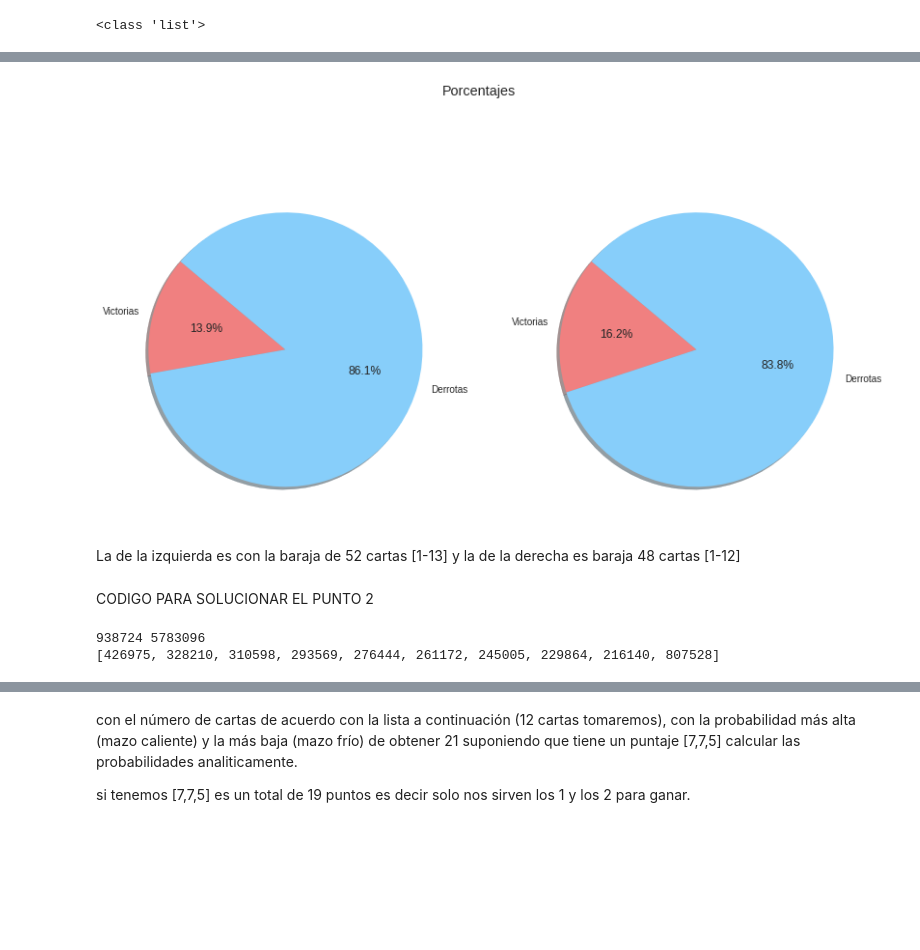
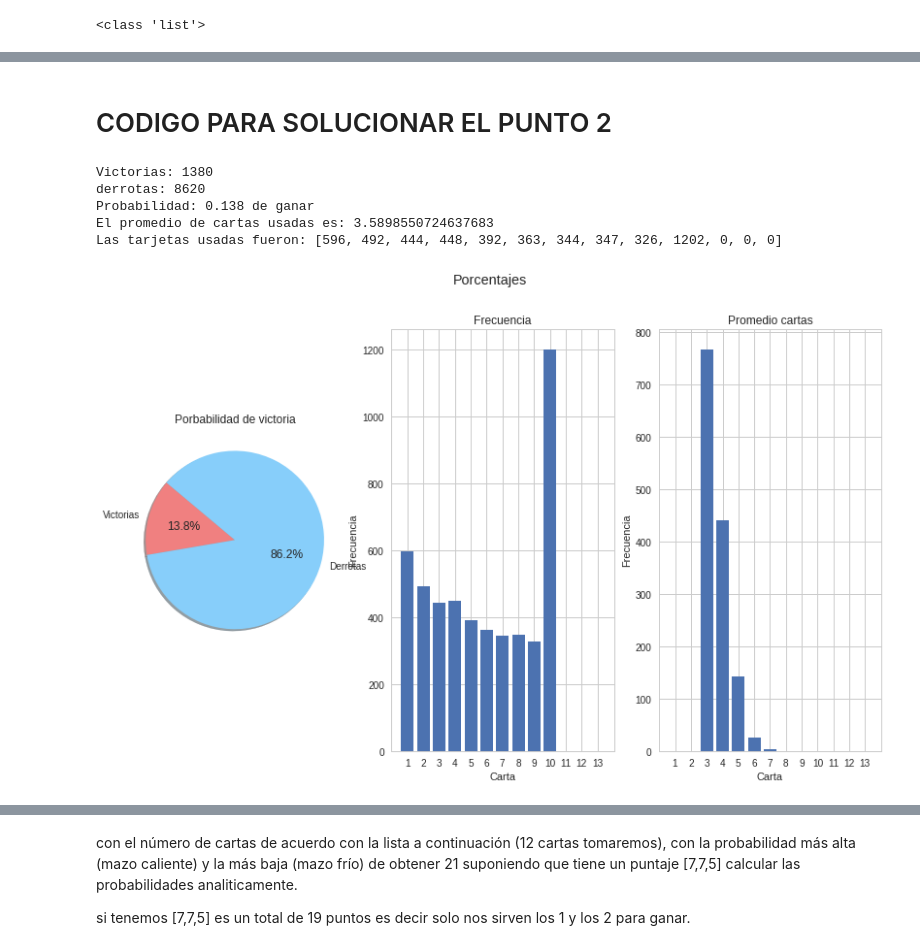
Before and after one commit to OscarAlvarezRodriguez/AlgorithmsUN2020II, a Jupyter notebook: Laboratorios/Laboratorio 4/Juego de cartas.ipynb, the cells around one changed output, grey strips where cells are left out. Cells and saved outputs as stored; diff of their text form; code cells hidden in the pictures; blank space fills up the shorter version.

```diff
--- a/Laboratorios/Laboratorio 4/Juego de cartas.ipynb
+++ b/Laboratorios/Laboratorio 4/Juego de cartas.ipynb
@@ -71,25 +142,5 @@ print (victorias2, derrotas2)
-# %%
-fig, (ax1, ax2) = plt.subplots(1, 2)
-fig.suptitle('Porcentajes')
-
-labels = "Victorias", "Derrotas"
-porcentajes = [victorias, derrotas]
-porcentajes2 = [victorias2, derrotas2]
-colors = ['lightcoral', 'lightskyblue']
-
-ax1.pie(porcentajes, labels=labels, colors=colors,
-autopct='%1.1f%%', shadow=True, startangle=140)
-
-ax2.pie(porcentajes2, labels=labels, colors=colors,
-autopct='%1.1f%%', shadow=True, startangle=140)
-
-fig.show()
-# %% [output]
-[figure, removed]
-# %% [markdown]
-La de la izquierda es con la baraja de 52 cartas [1-13] y la de la derecha es baraja 48 cartas [1-12]
 # %% [markdown]
-CODIGO PARA SOLUCIONAR EL PUNTO 2
+# CODIGO PARA SOLUCIONAR EL PUNTO 2
 # %%
 #se debe remplazar las cartas 11, 12 y 13 por 10 dejanlo la Baraja48 con 12 - 10's y Baraja52 con 16 - 10's
 def remplazar10(x):
@@ -115,42 +167,37 @@ def anadir_Baraja(x,n):
     return nueva_baraja
 # %%
 #Probabilidad de que se haga 21 con la baraja 52
-n = 10000
 baraja_escogida = baraja(2)
+baraja_escogida = remplazar10(baraja_escogida)
 victorias = 0
 derrotas = 0
-
-baraja_escogida = remplazar10(baraja_escogida)
-
-baraja_escogida = anadir_Baraja(baraja_escogida,48)
-tarjetas_usadas = [0,0,0,0,0,0,0,0,0,0]
-
+tarjetas_usadas = [0,0,0,0,0,0,0,0,0,0,0,0,0]
+cartasXjuego = [0,0,0,0,0,0,0,0,0,0,0,0,0]
 for i in range (n):
-    #print(i)
     copy_Cartas = baraja_escogida.copy()
     puntaje = 0
     tarjetas_que_hacen21 = list()
-
-    while(len(copy_Cartas)>0):
-        if(puntaje > 21):
-            puntaje = 0
-            derrotas += 1
-            tarjetas_que_hacen21.clear()
-        elif(puntaje == 21):
-            puntaje = 0
-            victorias += 1
-            while(len(tarjetas_que_hacen21) > 0):
-                tarjetas_usadas[tarjetas_que_hacen21[0]-1] += 1
-                tarjetas_que_hacen21.pop(0)
-        else:
-            carta = rnd.randint(1,len(copy_Cartas)) - 1
-            puntaje += copy_Cartas[carta]
-            tarjetas_que_hacen21.append(copy_Cartas[carta])
-            #print("la Carta es", copy_Cartas[carta], "el puntaje actual es", puntaje)
-            copy_Cartas.pop(carta)
-
-print (victorias, derrotas)
-print (tarjetas_usadas)
+    while(puntaje < 21):
+        carta = rnd.randint(1,len(copy_Cartas)) - 1
+        puntaje += copy_Cartas[carta]
+        tarjetas_que_hacen21.append(copy_Cartas[carta])
+        #print("la Carta es", copy_Cartas[carta], "el puntaje actual es", puntaje)
+        copy_Cartas.pop(carta)
+    if(puntaje == 21):
+        victorias += 1
+        cartasXjuego[(len(tarjetas_que_hacen21))-1] += 1
+        while(len(tarjetas_que_hacen21) > 0):
+            tarjetas_usadas[tarjetas_que_hacen21[0]-1] += 1
+            tarjetas_que_hacen21.pop(0)
+    else:
+        derrotas += 1
+promedioXcartas = promedio(cartasXjuego)
+porcentajes = [victorias, derrotas]
+graficar(porcentajes=porcentajes,tarjetas_usadas=tarjetas_usadas, cartasXjuego=cartasXjuego)
 # %% [output]
-938724 5783096
-[426975, 328210, 310598, 293569, 276444, 261172, 245005, 229864, 216140, 807528]
+Victorias: 1380
+derrotas: 8620
+Probabilidad: 0.138 de ganar
+El promedio de cartas usadas es: 3.5898550724637683
+Las tarjetas usadas fueron: [596, 492, 444, 448, 392, 363, 344, 347, 326, 1202, 0, 0, 0]
+[figure, added]
```
Also changed, not shown: parts of 24 cells of this notebook.
